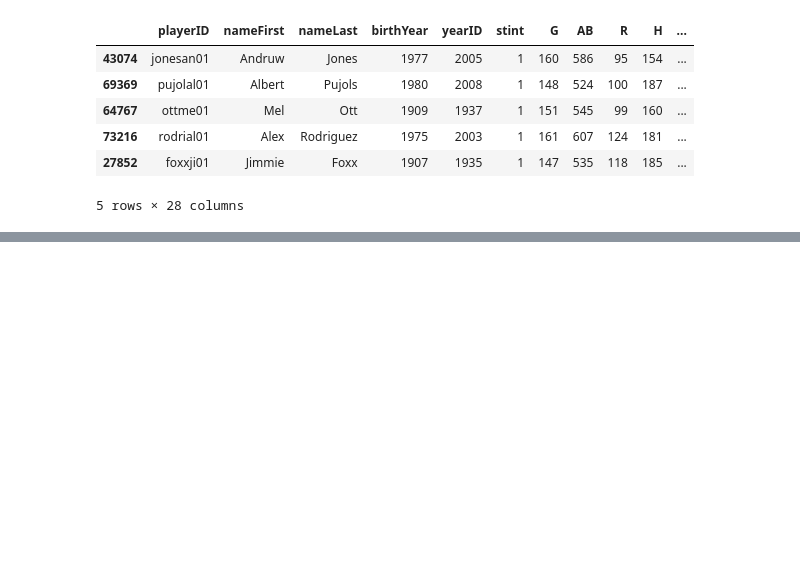
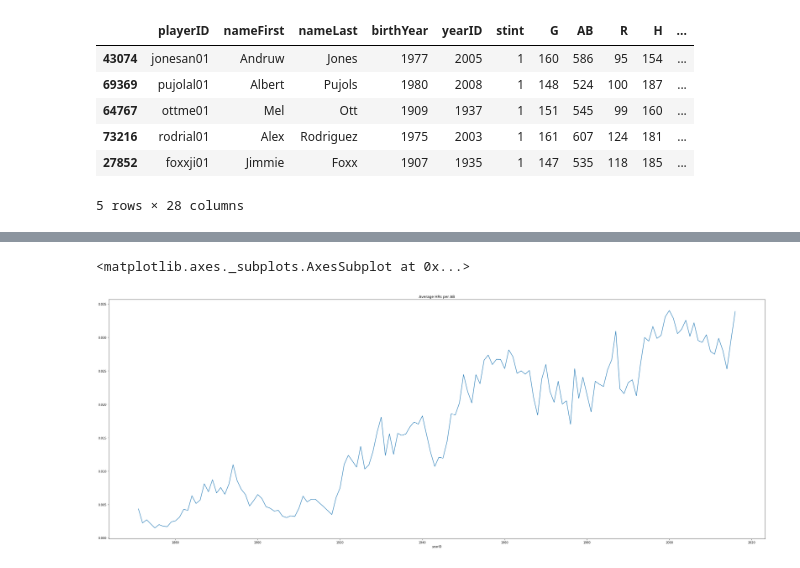
Before and after one commit to mikesturm2001/Python, a Jupyter notebook: Sturm_Michael_Assignment2.ipynb, the cells around one changed output, grey strips where cells are left out. Drawn from its saved outputs; the diff is of its cells as text; code cells hidden in the pictures; blank space fills up the shorter version.

```diff
--- a/Sturm_Michael_Assignment2.ipynb
+++ b/Sturm_Michael_Assignment2.ipynb
@@ -407,2 +414,8 @@ sst300.sort_values('Age', ascending=[True]).head(5)
 # %%
 #Using a line graph please graph the average HRs per AB (think about this) per season
+SeasonTotals = sst.groupby('yearID').sum()
+SeasonTotals['Average HR per AB'] = SeasonTotals['HR'] / SeasonTotals['AB']
+SeasonTotals['Average HR per AB'].plot(kind='line', title="Average HRs per AB", figsize=(40,15))
+# %% [output]
+<matplotlib.axes._subplots.AxesSubplot at 0x...>
+[figure, added]
```
Also changed, not shown: parts of 2 cells of this notebook.
